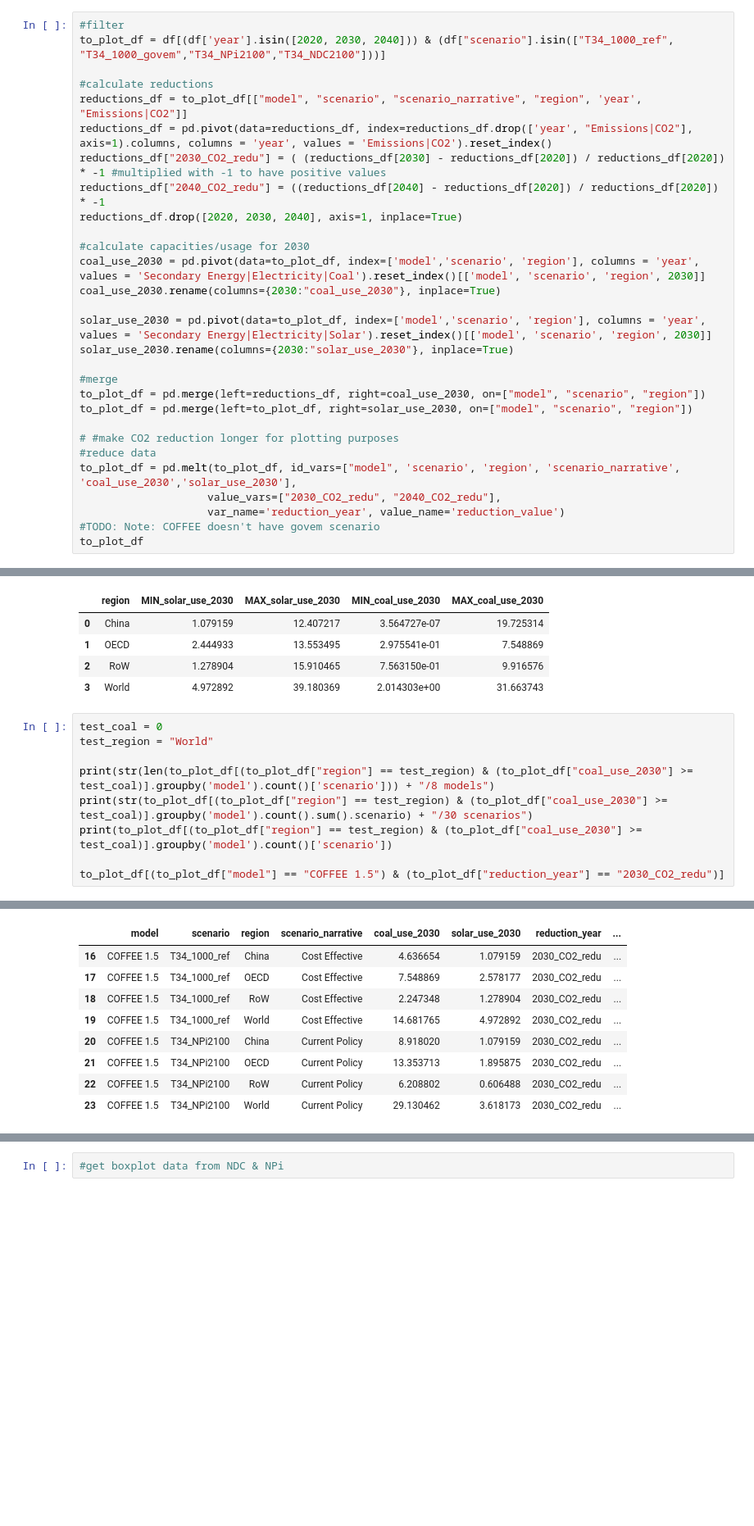
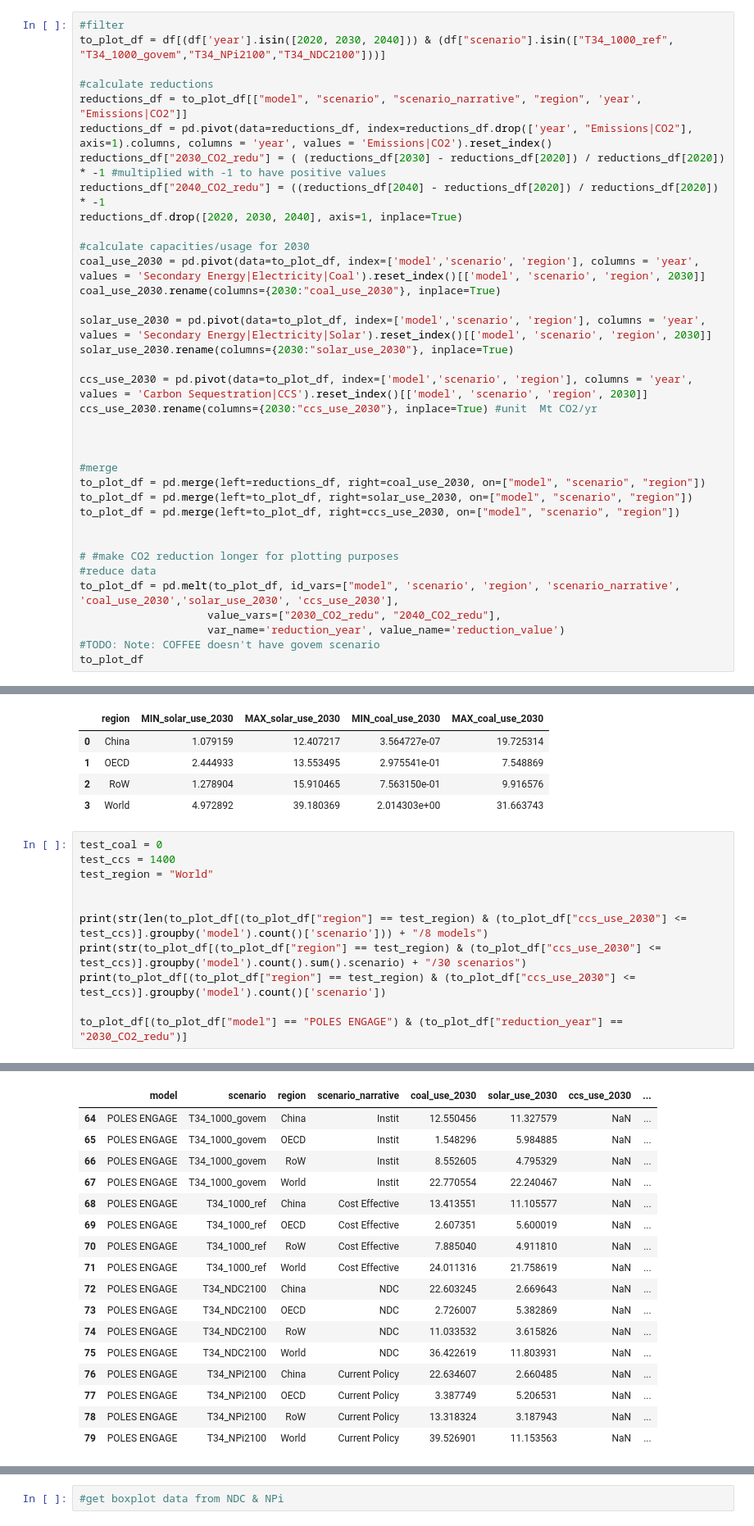
Before and after one commit to zyankarli/Feasibility_Tool, a Jupyter notebook: Tryout_Book.ipynb, the cells around one changed output, grey strips where cells are left out. Shown at 82% size. Saved outputs shown, nothing was run; the diff lists cells and outputs as text; blank space fills up the shorter version.

```diff
--- a/Tryout_Book.ipynb
+++ b/Tryout_Book.ipynb
@@ -197,13 +197,20 @@ coal_use_2030.rename(columns={2030:"coal_use_2030"}, inplace=True)
 solar_use_2030 = pd.pivot(data=to_plot_df, index=['model','scenario', 'region'], columns = 'year', values = 'Secondary Energy|Electricity|Solar').reset_index()[['model', 'scenario', 'region', 2030]]
 solar_use_2030.rename(columns={2030:"solar_use_2030"}, inplace=True)
 
+ccs_use_2030 = pd.pivot(data=to_plot_df, index=['model','scenario', 'region'], columns = 'year', values = 'Carbon Sequestration|CCS').reset_index()[['model', 'scenario', 'region', 2030]]
+ccs_use_2030.rename(columns={2030:"ccs_use_2030"}, inplace=True) #unit 	Mt CO2/yr
+
+
+
 #merge
 to_plot_df = pd.merge(left=reductions_df, right=coal_use_2030, on=["model", "scenario", "region"])
 to_plot_df = pd.merge(left=to_plot_df, right=solar_use_2030, on=["model", "scenario", "region"])
+to_plot_df = pd.merge(left=to_plot_df, right=ccs_use_2030, on=["model", "scenario", "region"])
+
 
 # #make CO2 reduction longer for plotting purposes
 #reduce data
-to_plot_df = pd.melt(to_plot_df, id_vars=["model", 'scenario', 'region', 'scenario_narrative', 'coal_use_2030','solar_use_2030'],
+to_plot_df = pd.melt(to_plot_df, id_vars=["model", 'scenario', 'region', 'scenario_narrative', 'coal_use_2030','solar_use_2030', 'ccs_use_2030'],
                     value_vars=["2030_CO2_redu", "2040_CO2_redu"],
                     var_name='reduction_year', value_name='reduction_value')
 #TODO: Note: COFFEE doesn't have govem scenario
@@ -455,11 +463,13 @@ pd.merge(left=min, right=max, on="region").reindex(columns=[
 | 3 | World | 4.972892 | 39.180369 | 2.014303e+00 | 31.663743 |
 # %%
 test_coal = 0
+test_ccs = 1400
 test_region = "World"
 
-print(str(len(to_plot_df[(to_plot_df["region"] == test_region) & (to_plot_df["coal_use_2030"] >= test_coal)].groupby('model').count()['scenario'])) + "/8 models")
-print(str(to_plot_df[(to_plot_df["region"] == test_region) & (to_plot_df["coal_use_2030"] >= test_coal)].groupby('model').count().sum().scenario) + "/30 scenarios")
-print(to_plot_df[(to_plot_df["region"] == test_region) & (to_plot_df["coal_use_2030"] >= test_coal)].groupby('model').count()['scenario'])
 
-to_plot_df[(to_plot_df["model"] == "COFFEE 1.5") & (to_plot_df["reduction_year"] == "2030_CO2_redu")]
+print(str(len(to_plot_df[(to_plot_df["region"] == test_region) & (to_plot_df["ccs_use_2030"] <= test_ccs)].groupby('model').count()['scenario'])) + "/8 models")
+print(str(to_plot_df[(to_plot_df["region"] == test_region) & (to_plot_df["ccs_use_2030"] <= test_ccs)].groupby('model').count().sum().scenario) + "/30 scenarios")
+print(to_plot_df[(to_plot_df["region"] == test_region) & (to_plot_df["ccs_use_2030"] <= test_ccs)].groupby('model').count()['scenario'])
+
+to_plot_df[(to_plot_df["model"] == "POLES ENGAGE") & (to_plot_df["reduction_year"] == "2030_CO2_redu")]
 # %% [output]
@@ -475,15 +484,23 @@ POLES ENGAGE             8
 REMIND 3.0               8
 WITCH 5.0                8
 Name: scenario, dtype: int64
-|  | model | scenario | region | scenario_narrative | coal_use_2030 | solar_use_2030 | reduction_year | ... |
-| 16 | COFFEE 1.5 | T34_1000_ref | China | Cost Effective | 4.636654 | 1.079159 | 2030_CO2_redu | ... |
-| 17 | COFFEE 1.5 | T34_1000_ref | OECD | Cost Effective | 7.548869 | 2.578177 | 2030_CO2_redu | ... |
-| 18 | COFFEE 1.5 | T34_1000_ref | RoW | Cost Effective | 2.247348 | 1.278904 | 2030_CO2_redu | ... |
-| 19 | COFFEE 1.5 | T34_1000_ref | World | Cost Effective | 14.681765 | 4.972892 | 2030_CO2_redu | ... |
-| 20 | COFFEE 1.5 | T34_NPi2100 | China | Current Policy | 8.918020 | 1.079159 | 2030_CO2_redu | ... |
-| 21 | COFFEE 1.5 | T34_NPi2100 | OECD | Current Policy | 13.353713 | 1.895875 | 2030_CO2_redu | ... |
-| 22 | COFFEE 1.5 | T34_NPi2100 | RoW | Current Policy | 6.208802 | 0.606488 | 2030_CO2_redu | ... |
-| 23 | COFFEE 1.5 | T34_NPi2100 | World | Current Policy | 29.130462 | 3.618173 | 2030_CO2_redu | ... |
+|  | model | scenario | region | scenario_narrative | coal_use_2030 | solar_use_2030 | ccs_use_2030 | ... |
+| 64 | POLES ENGAGE | T34_1000_govem | China | Instit | 12.550456 | 11.327579 | NaN | ... |
+| 65 | POLES ENGAGE | T34_1000_govem | OECD | Instit | 1.548296 | 5.984885 | NaN | ... |
+| 66 | POLES ENGAGE | T34_1000_govem | RoW | Instit | 8.552605 | 4.795329 | NaN | ... |
+| 67 | POLES ENGAGE | T34_1000_govem | World | Instit | 22.770554 | 22.240467 | NaN | ... |
+| 68 | POLES ENGAGE | T34_1000_ref | China | Cost Effective | 13.413551 | 11.105577 | NaN | ... |
+| 69 | POLES ENGAGE | T34_1000_ref | OECD | Cost Effective | 2.607351 | 5.600019 | NaN | ... |
+| 70 | POLES ENGAGE | T34_1000_ref | RoW | Cost Effective | 7.885040 | 4.911810 | NaN | ... |
+| 71 | POLES ENGAGE | T34_1000_ref | World | Cost Effective | 24.011316 | 21.758619 | NaN | ... |
+| 72 | POLES ENGAGE | T34_NDC2100 | China | NDC | 22.603245 | 2.669643 | NaN | ... |
+| 73 | POLES ENGAGE | T34_NDC2100 | OECD | NDC | 2.726007 | 5.382869 | NaN | ... |
+| 74 | POLES ENGAGE | T34_NDC2100 | RoW | NDC | 11.033532 | 3.615826 | NaN | ... |
+| 75 | POLES ENGAGE | T34_NDC2100 | World | NDC | 36.422619 | 11.803931 | NaN | ... |
+| 76 | POLES ENGAGE | T34_NPi2100 | China | Current Policy | 22.634607 | 2.660485 | NaN | ... |
+| 77 | POLES ENGAGE | T34_NPi2100 | OECD | Current Policy | 3.387749 | 5.206531 | NaN | ... |
+| 78 | POLES ENGAGE | T34_NPi2100 | RoW | Current Policy | 13.318324 | 3.187943 | NaN | ... |
+| 79 | POLES ENGAGE | T34_NPi2100 | World | Current Policy | 39.526901 | 11.153563 | NaN | ... |
 # %%
 ##CHECK Policy
 px.line(
```
Also changed, not shown: parts of 4 cells of this notebook, 1 other file.
